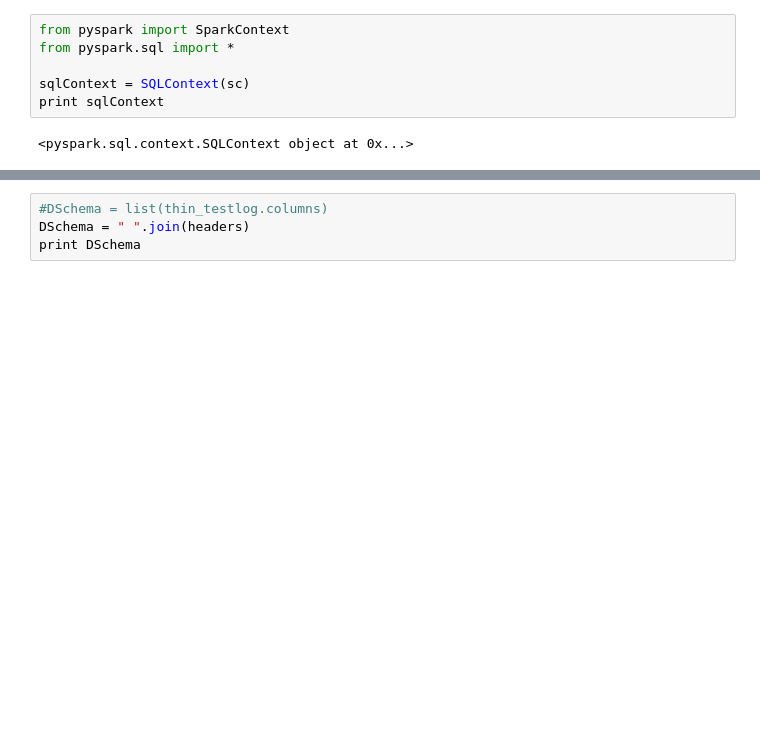
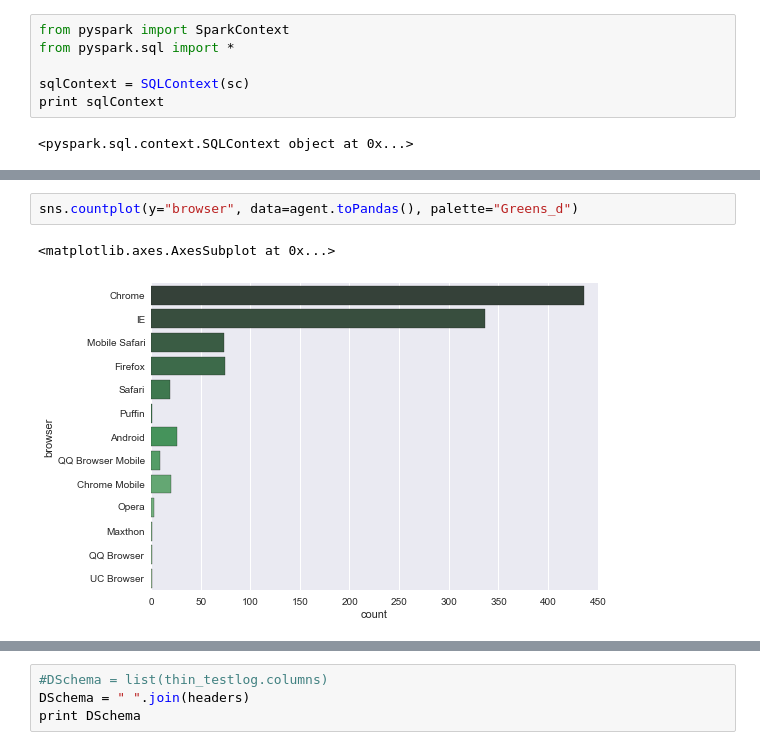
Before and after one commit to wlsherica/FunTime, a Jupyter notebook: pyspk/UTM_user_detection-checkpoint.ipynb, the cells around one changed output, grey strips where cells are left out. Saved outputs shown, nothing was run; the diff lists cells and outputs as text; blank space fills up the shorter version.

```diff
--- a/pyspk/UTM_user_detection-checkpoint.ipynb
+++ b/pyspk/UTM_user_detection-checkpoint.ipynb
@@ -53,0 +117,5 @@ thin_testlog.head(3)
+# %%
+sns.countplot(y="browser", data=agent.toPandas(), palette="Greens_d")
+# %% [output]
+<matplotlib.axes.AxesSubplot at 0x...>
+[figure, added]
```
Also changed, not shown: parts of 35 cells of this notebook.
